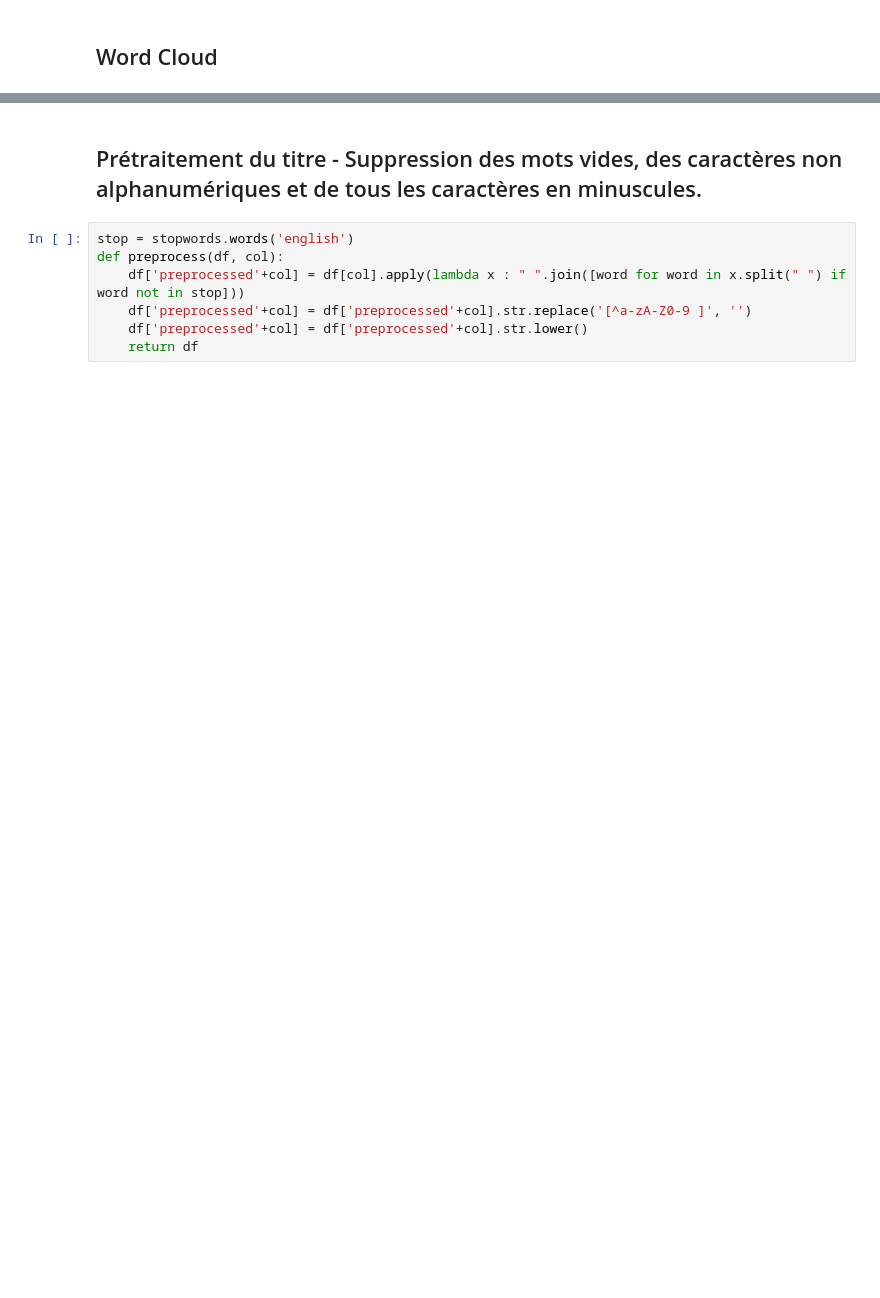
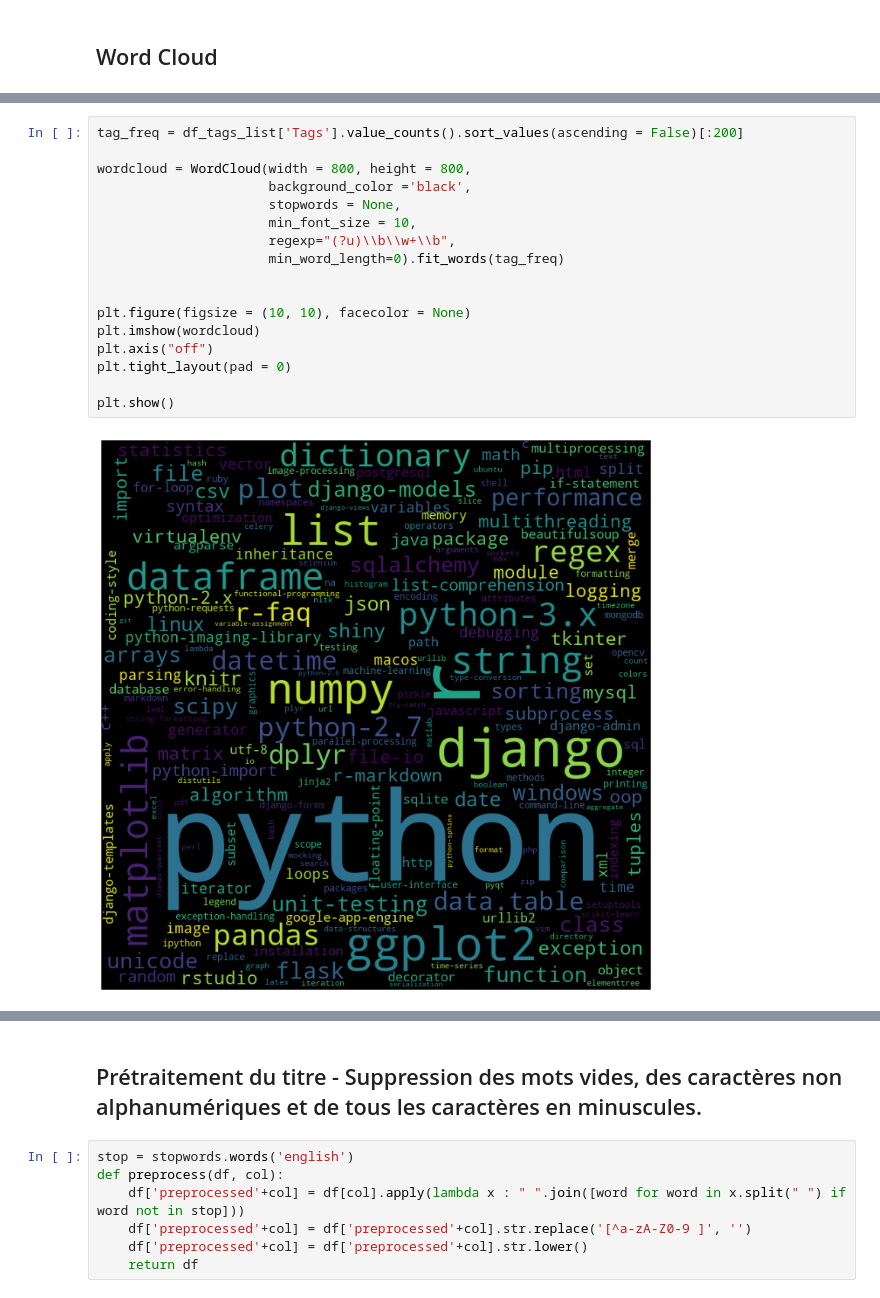
Before and after one commit to fedecabre/P5_StackOverflow, a Jupyter notebook: P5_03_notebook_models.ipynb, the cells around one changed output, grey strips where cells are left out. Drawn from its saved outputs; the diff is of its cells as text; blank space fills up the shorter version.

```diff
--- a/P5_03_notebook_models.ipynb
+++ b/P5_03_notebook_models.ipynb
@@ -212,0 +219,19 @@ getWordCloud(df_questions,'Text')
+# %%
+tag_freq = df_tags_list['Tags'].value_counts().sort_values(ascending = False)[:200]
+
+wordcloud = WordCloud(width = 800, height = 800,
+                      background_color ='black',
+                      stopwords = None,
+                      min_font_size = 10,
+                      regexp="(?u)\\b\\w+\\b",
+                      min_word_length=0).fit_words(tag_freq)
+
+
+plt.figure(figsize = (10, 10), facecolor = None)
+plt.imshow(wordcloud)
+plt.axis("off")
+plt.tight_layout(pad = 0)
+
+plt.show()
+# %% [output]
+[figure, added]
```
Also changed, not shown: parts of 39 cells of this notebook, 10 other files.
